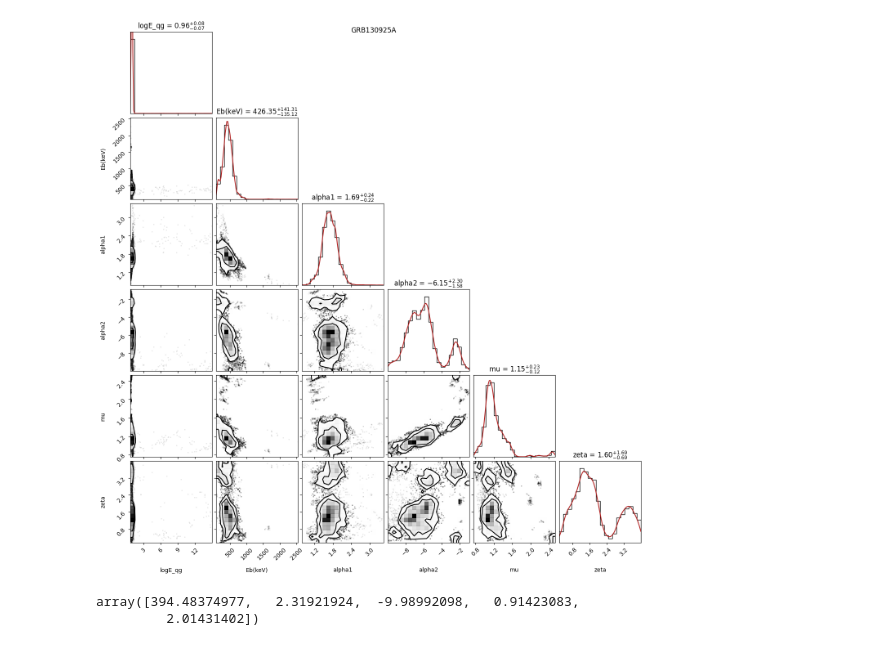
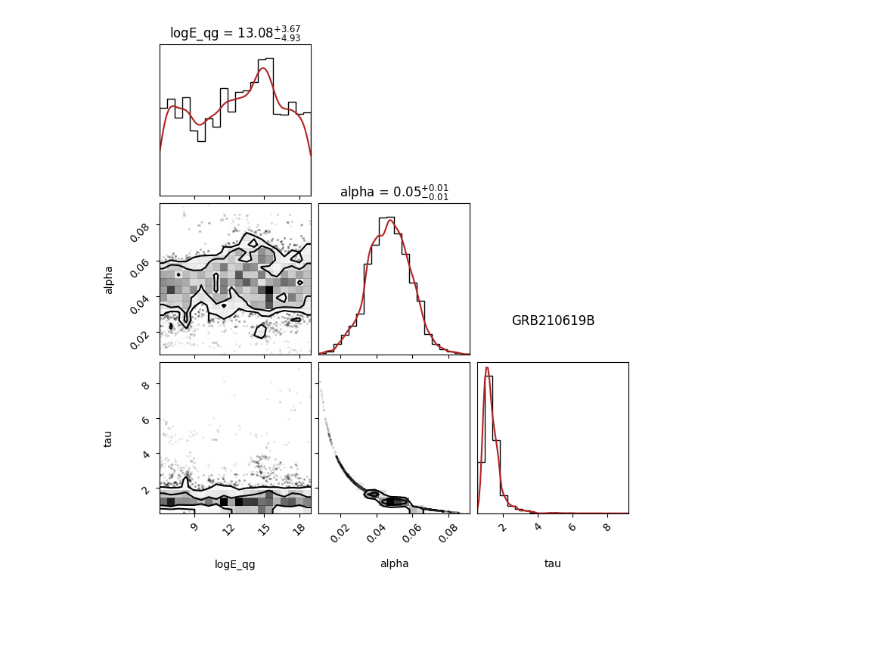
Before and after one commit to DarkWake9/Project-QG, a Jupyter notebook: task2/task2a_dynesty.ipynb, the cells around one changed output. Drawn from its saved outputs; the diff is of its cells as text; code cells hidden in the pictures; blank space fills up the shorter version.

```diff
--- a/task2/task2a_dynesty.ipynb
+++ b/task2/task2a_dynesty.ipynb
@@ -196,9 +179,4 @@ smooth_plot(results1, 'linearhp', labels=["logE_qg", "Eb(keV)", "alpha1", "alpha
-# %%
-smooth_plot(results2, 'quadhp', labels=["logE_qg", "Eb(keV)", "alpha1", "alpha2", "mu", "zeta"])
-# %% [output]
-[figure, removed]
-# %%
-results0.samples[np.argmax(results0.logl)]
-# %% [output]
-array([394.48374977,   2.31921924,  -9.98992098,   0.91423083,
-         2.01431402])
+# %%
+smooth_plot(results1, 'linearhp')
+# %% [output]
+[figure, added]
```
Also changed, not shown: parts of 20 cells of this notebook, 25 other files.
